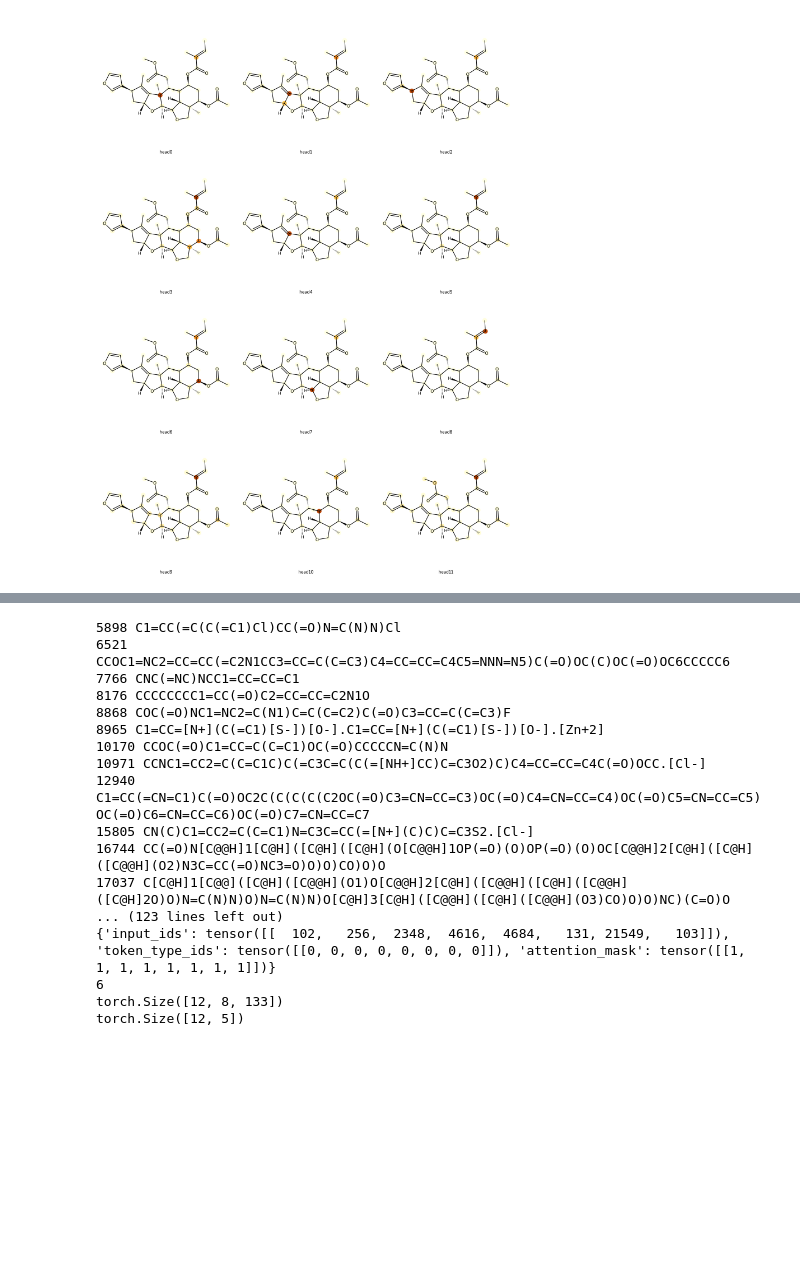
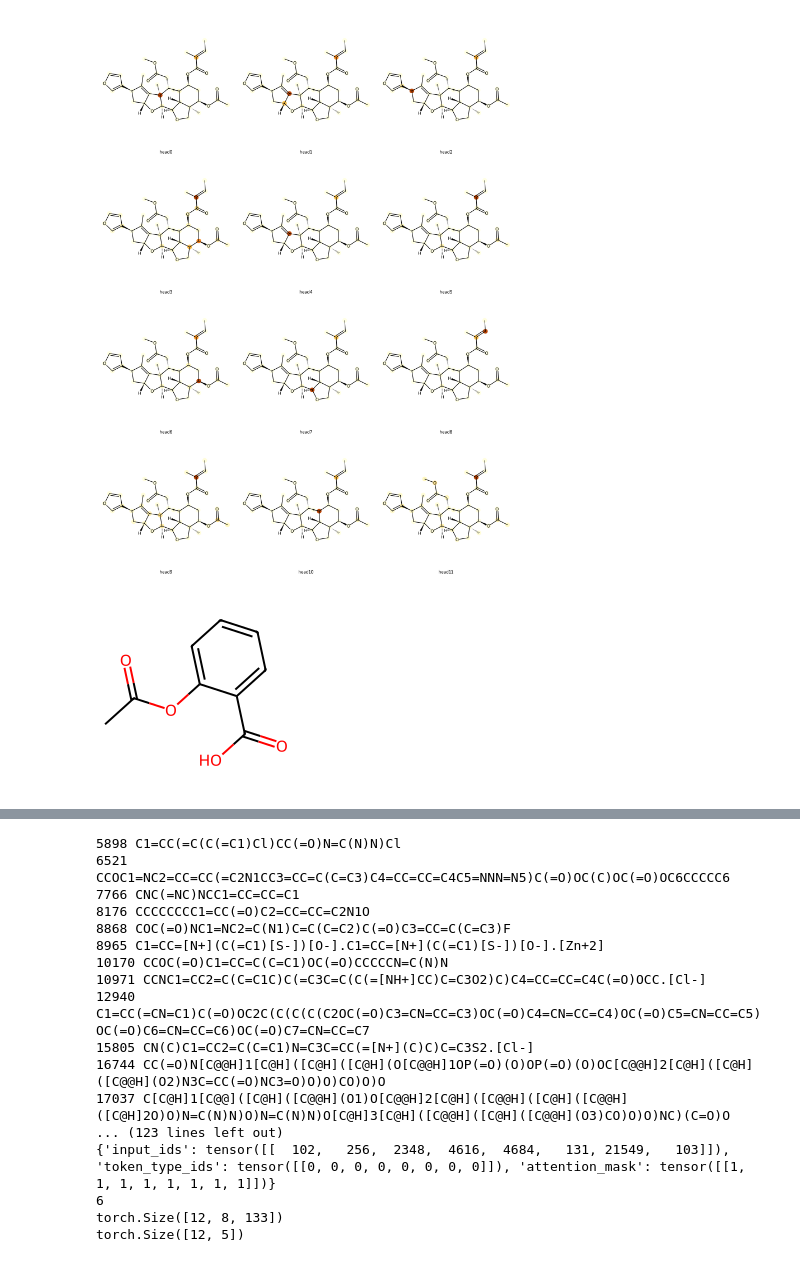
Before and after one commit to PharMolix/OpenBioMed, a Jupyter notebook: examples/visualize.ipynb, the cells around one changed output, grey strips where cells are left out. Drawn from its saved outputs; the diff is of its cells as text; code cells hidden in the pictures; blank space fills up the shorter version.

```diff
--- a/examples/visualize.ipynb
+++ b/examples/visualize.ipynb
@@ -222,3 +224,29 @@ tensor([[ 0,  1,  1,  2,  2,  3,  2,  4,  4,  5,  4,  6,  6,  7,  7,  8,  8,  9,
  0.         0.         0.         0.         0.         0.
  0.         0.        ]
 [figure]
+# %%
+from rdkit import Chem
+from rdkit.Chem import Draw
+from rdkit.Chem.Draw import IPythonConsole
+# IPythonConsole.drawOptions.useBWAtomPalette()
+
+import matplotlib as mpl
+
+smi = "CC(=O)OC1=CC=CC=C1C(=O)O"
+mol = Chem.MolFromSmiles(smi)
+colors = [(255 / 255, 107 / 255, 114 / 255), (255 / 255, 126 / 255, 47 / 255), (255 / 255, 179 / 255, 49 / 255)]
+color_idxs = [0, 0, 0, 0, 1, 1, 1, 1, 1, 1, 2, 2, 2]
+img = Draw.MolsToGridImage(
+    [mol],
+    #highlightAtoms=[0, 1, 2, 3, 4, 5, 6, 7, 8],
+    #highlightBonds=[0, 1, 2, 3, 4, 5, 6, 7, 16],
+    #highlightAtoms=[11, 12, 13],
+    #highlightBonds=[10, 11, 12],
+    #highlightAtomLists=[[0, 1, 2, 3, 4, 5, 6, 7, 8, 9, 10, 11, 12]],
+    #highlightBondLists=[[0, 1, 2, 4, 5, 6, 7, 8, 10, 11, 12]],
+    #highlightAtomColors=[dict(zip(list(range(13)), [colors[i] for i in color_idxs]))],
+    # highlightBondsColors=[dict(zip(list(range(13)), [colors[i] for i in color_idxs]))]
+)
+display(img)
+# %% [output]
+[figure, added]
```
Also changed, not shown: parts of 2 cells of this notebook, 26 other files.
